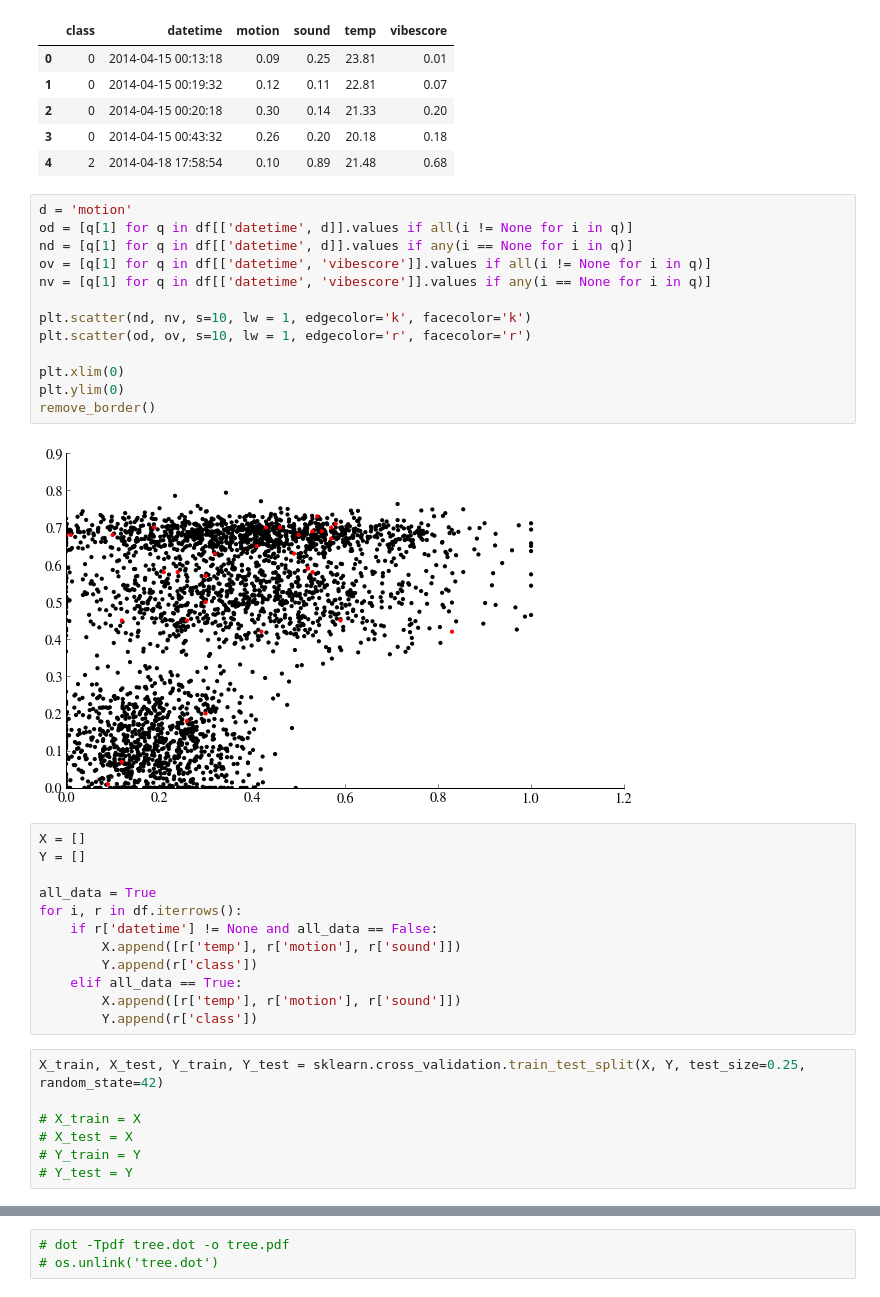
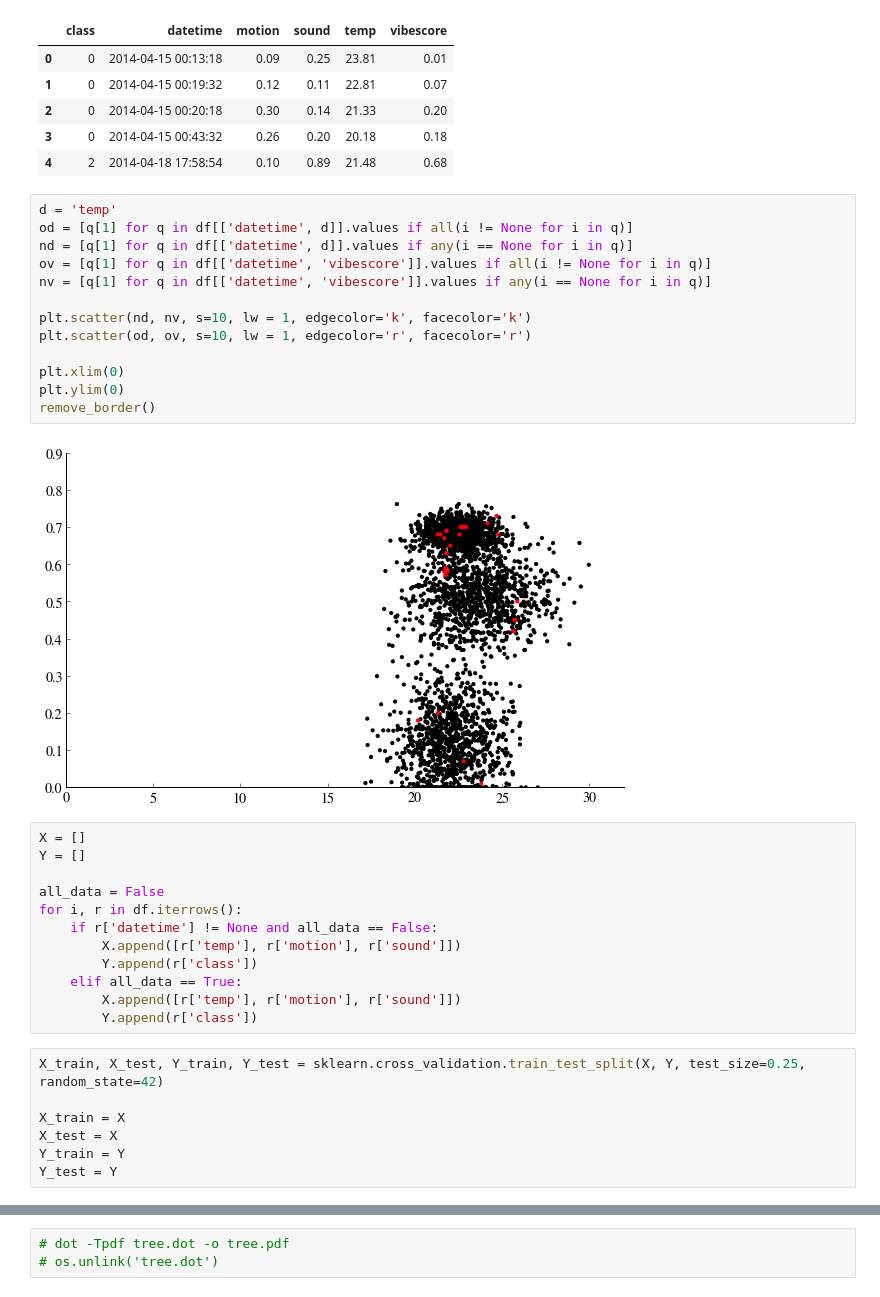
Before and after one commit to jrosen3/cs144-final-connolly-rosen, a Jupyter notebook: vibox-ML.ipynb, the cells around one changed output, grey strips where cells are left out. Saved outputs shown, nothing was run; the diff lists cells and outputs as text.

```diff
--- a/vibox-ML.ipynb
+++ b/vibox-ML.ipynb
@@ -106,25 +112,25 @@ df.head()
 | 3 | 0 | 2014-04-15 00:43:32 | 0.26 | 0.20 | 20.18 | 0.18 |
 | 4 | 2 | 2014-04-18 17:58:54 | 0.10 | 0.89 | 21.48 | 0.68 |
 # %%
-d = 'motion'
+d = 'temp'
 od = [q[1] for q in df[['datetime', d]].values if all(i != None for i in q)]
 nd = [q[1] for q in df[['datetime', d]].values if any(i == None for i in q)]
 ov = [q[1] for q in df[['datetime', 'vibescore']].values if all(i != None for i in q)]
 nv = [q[1] for q in df[['datetime', 'vibescore']].values if any(i == None for i in q)]
 
 plt.scatter(nd, nv, s=10, lw = 1, edgecolor='k', facecolor='k')
 plt.scatter(od, ov, s=10, lw = 1, edgecolor='r', facecolor='r')
 
 plt.xlim(0)
 plt.ylim(0)
 remove_border()
 # %% [output]
-[figure, old version]
+[figure, new version]
 # %%
 X = []
 Y = []
 
-all_data = True
+all_data = False
 for i, r in df.iterrows():
     if r['datetime'] != None and all_data == False:
         X.append([r['temp'], r['motion'], r['sound']])
@@ -135,10 +141,10 @@ for i, r in df.iterrows():
 # %%
 X_train, X_test, Y_train, Y_test = sklearn.cross_validation.train_test_split(X, Y, test_size=0.25, random_state=42)
 
-# X_train = X
-# X_test = X
-# Y_train = Y
-# Y_test = Y
+X_train = X
+X_test = X
+Y_train = Y
+Y_test = Y
 # %%
 clf_logreg = linear_model.LogisticRegression(C=1e5)
 clf_logreg.fit(X_train, Y_train)
```
Also changed, not shown: parts of 5 cells of this notebook, 9 other files.
